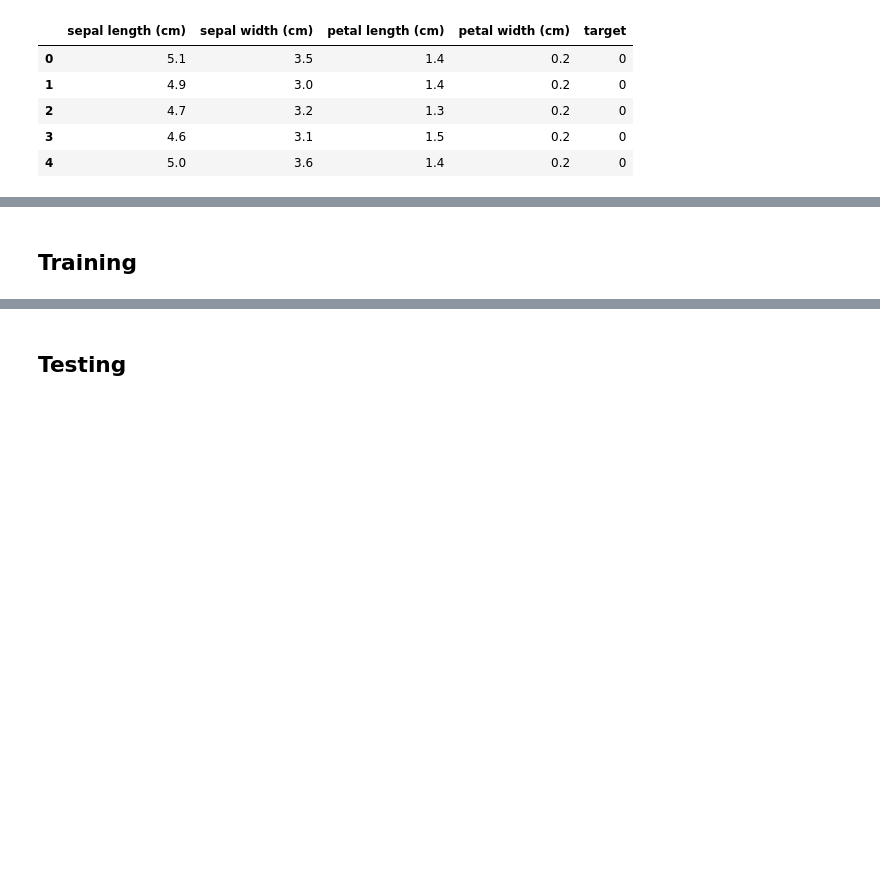
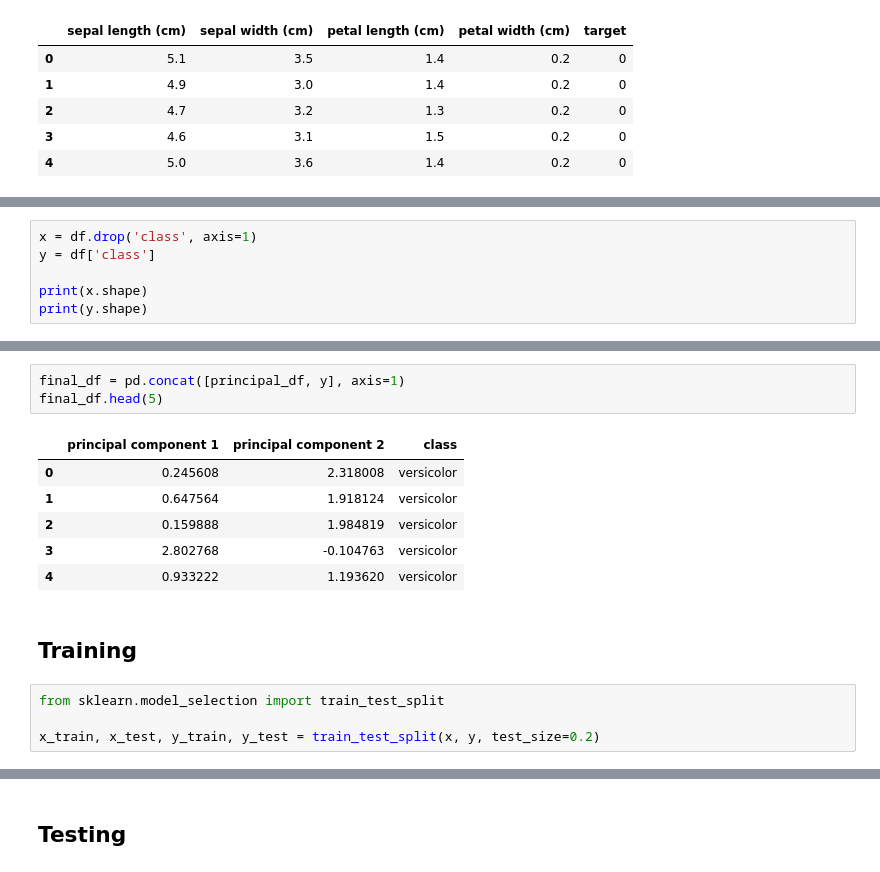
Before and after one commit to SaiKiru/cc19-notebooks, a Jupyter notebook: SVM/SVM.ipynb, the cells around one changed output, grey strips where cells are left out. Cells and saved outputs as stored; diff of their text form; blank space fills up the shorter version.

```diff
--- a/SVM/SVM.ipynb
+++ b/SVM/SVM.ipynb
@@ -48,0 +66,6 @@ df.head(5)
+# %%
+x = df.drop('class', axis=1)
+y = df['class']
+
+print(x.shape)
+print(y.shape)
@@ -49,2 +108,16 @@ df.head(5)
+# %%
+final_df = pd.concat([principal_df, y], axis=1)
+final_df.head(5)
+# %% [output]
+|  | principal component 1 | principal component 2 | class |
+| 0 | 0.245608 | 2.318008 | versicolor |
+| 1 | 0.647564 | 1.918124 | versicolor |
+| 2 | 0.159888 | 1.984819 | versicolor |
+| 3 | 2.802768 | -0.104763 | versicolor |
+| 4 | 0.933222 | 1.193620 | versicolor |
 # %% [markdown]
 ## Training
+# %%
+from sklearn.model_selection import train_test_split
+
+x_train, x_test, y_train, y_test = train_test_split(x, y, test_size=0.2)
```
Also changed, not shown: parts of 20 cells of this notebook.
